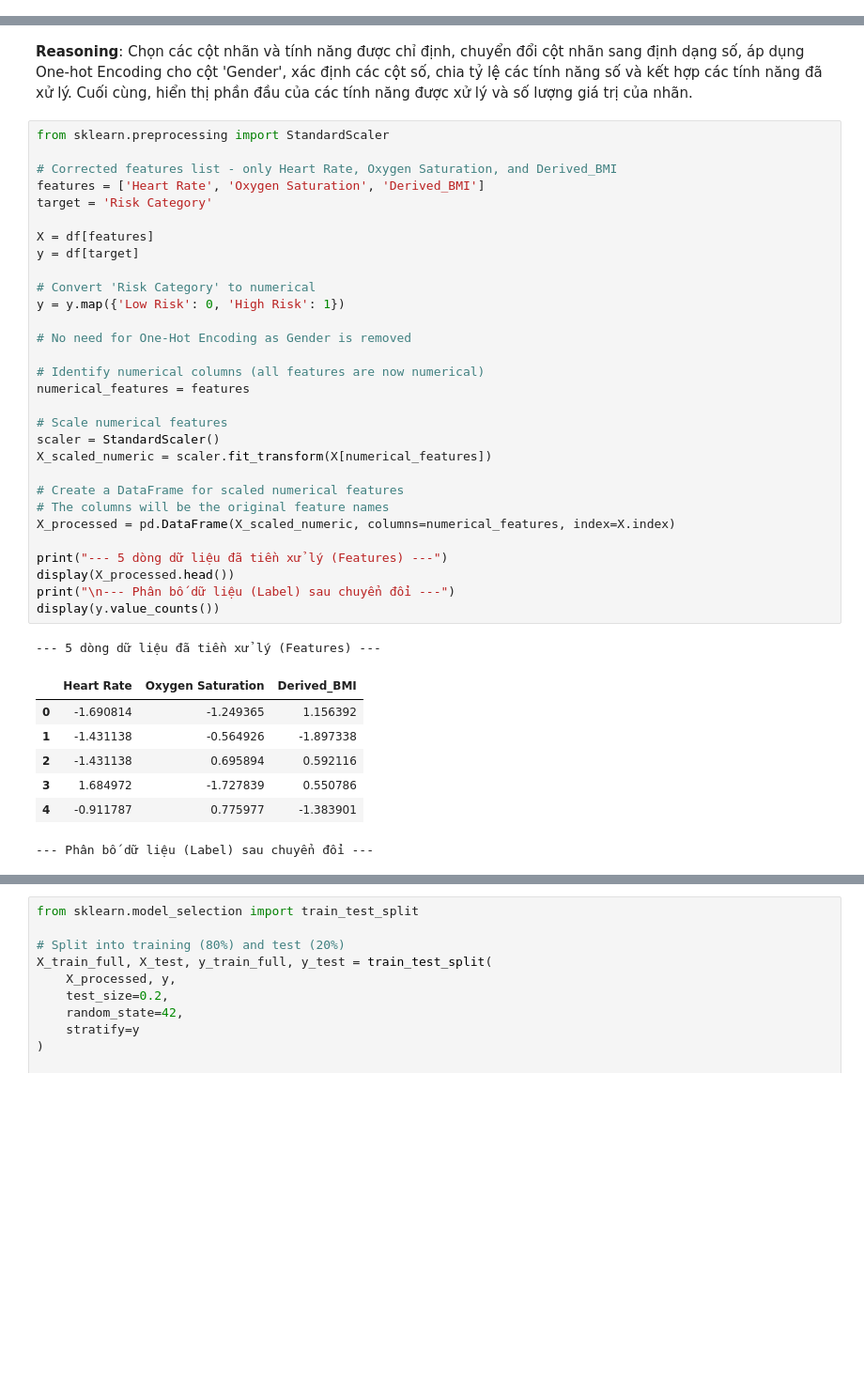
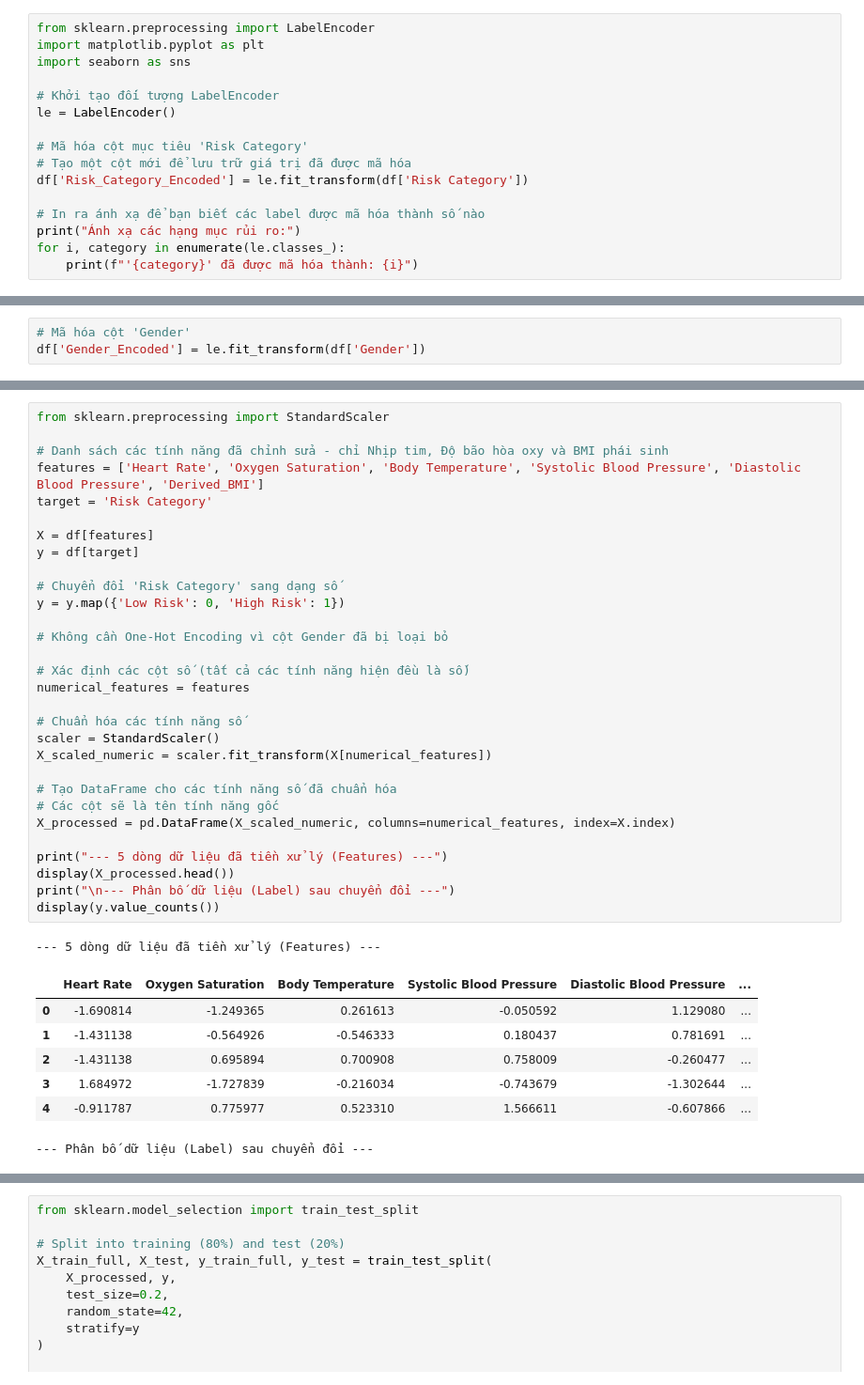
Before and after one commit to hothai19o5/last_dance_train_model, a Jupyter notebook: Detect_Irregular_Heartbeat.ipynb, the cells around one changed output, grey strips where cells are left out. Shown: that part at 94% size. Cells and saved outputs as stored; diff of their text form; blank space fills up the shorter version.

```diff
--- a/Detect_Irregular_Heartbeat.ipynb
+++ b/Detect_Irregular_Heartbeat.ipynb
@@ -44,0 +55,16 @@ memory usage: 25.9+ MB
+# %%
+from sklearn.preprocessing import LabelEncoder
+import matplotlib.pyplot as plt
+import seaborn as sns
+
+# Khởi tạo đối tượng LabelEncoder
+le = LabelEncoder()
+
+# Mã hóa cột mục tiêu 'Risk Category'
+# Tạo một cột mới để lưu trữ giá trị đã được mã hóa
+df['Risk_Category_Encoded'] = le.fit_transform(df['Risk Category'])
+
+# In ra ánh xạ để bạn biết các label được mã hóa thành số nào
+print("Ánh xạ các hạng mục rủi ro:")
+for i, category in enumerate(le.classes_):
+    print(f"'{category}' đã được mã hóa thành: {i}")
@@ -44,0 +77,3 @@ memory usage: 25.9+ MB
+# %%
+# Mã hóa cột 'Gender'
+df['Gender_Encoded'] = le.fit_transform(df['Gender'])
@@ -50,44 +231,41 @@ Chọn các cột features ('Heart Rate', 'Oxygen Saturation', 'Gender', 'Age',
-# %% [markdown]
-**Reasoning**:
-Chọn các cột nhãn và tính năng được chỉ định, chuyển đổi cột nhãn sang định dạng số, áp dụng One-hot Encoding cho cột 'Gender', xác định các cột số, chia tỷ lệ các tính năng số và kết hợp các tính năng đã xử lý. Cuối cùng, hiển thị phần đầu của các tính năng được xử lý và số lượng giá trị của nhãn.
 # %%
 from sklearn.preprocessing import StandardScaler
 
-# Corrected features list - only Heart Rate, Oxygen Saturation, and Derived_BMI
-features = ['Heart Rate', 'Oxygen Saturation', 'Derived_BMI']
+# Danh sách các tính năng đã chỉnh sửa - chỉ Nhịp tim, Độ bão hòa oxy và BMI phái sinh
+features = ['Heart Rate', 'Oxygen Saturation', 'Body Temperature', 'Systolic Blood Pressure', 'Diastolic Blood Pressure', 'Derived_BMI']
 target = 'Risk Category'
 
 X = df[features]
 y = df[target]
 
-# Convert 'Risk Category' to numerical
+# Chuyển đổi 'Risk Category' sang dạng số
 y = y.map({'Low Risk': 0, 'High Risk': 1})
 
-# No need for One-Hot Encoding as Gender is removed
+# Không cần One-Hot Encoding vì cột Gender đã bị loại bỏ
 
-# Identify numerical columns (all features are now numerical)
+# Xác định các cột số (tất cả các tính năng hiện đều là số)
 numerical_features = features
 
-# Scale numerical features
+# Chuẩn hóa các tính năng số
 scaler = StandardScaler()
 X_scaled_numeric = scaler.fit_transform(X[numerical_features])
 
-# Create a DataFrame for scaled numerical features
-# The columns will be the original feature names
+# Tạo DataFrame cho các tính năng số đã chuẩn hóa
+# Các cột sẽ là tên tính năng gốc
 X_processed = pd.DataFrame(X_scaled_numeric, columns=numerical_features, index=X.index)
 
 print("--- 5 dòng dữ liệu đã tiền xử lý (Features) ---")
 display(X_processed.head())
 print("\n--- Phân bố dữ liệu (Label) sau chuyển đổi ---")
 display(y.value_counts())
 # %% [output]
 --- 5 dòng dữ liệu đã tiền xử lý (Features) ---
-|  | Heart Rate | Oxygen Saturation | Derived_BMI |
-| 0 | -1.690814 | -1.249365 | 1.156392 |
-| 1 | -1.431138 | -0.564926 | -1.897338 |
-| 2 | -1.431138 | 0.695894 | 0.592116 |
-| 3 | 1.684972 | -1.727839 | 0.550786 |
-| 4 | -0.911787 | 0.775977 | -1.383901 |
+|  | Heart Rate | Oxygen Saturation | Body Temperature | Systolic Blood Pressure | Diastolic Blood Pressure | ... |
+| 0 | -1.690814 | -1.249365 | 0.261613 | -0.050592 | 1.129080 | ... |
+| 1 | -1.431138 | -0.564926 | -0.546333 | 0.180437 | 0.781691 | ... |
+| 2 | -1.431138 | 0.695894 | 0.700908 | 0.758009 | -0.260477 | ... |
+| 3 | 1.684972 | -1.727839 | -0.216034 | -0.743679 | -1.302644 | ... |
+| 4 | -0.911787 | 0.775977 | 0.523310 | 1.566611 | -0.607866 | ... |
 --- Phân bố dữ liệu (Label) sau chuyển đổi ---
 |  | count |
 | Risk Category |  |
```
Also changed, not shown: parts of 46 cells of this notebook.
